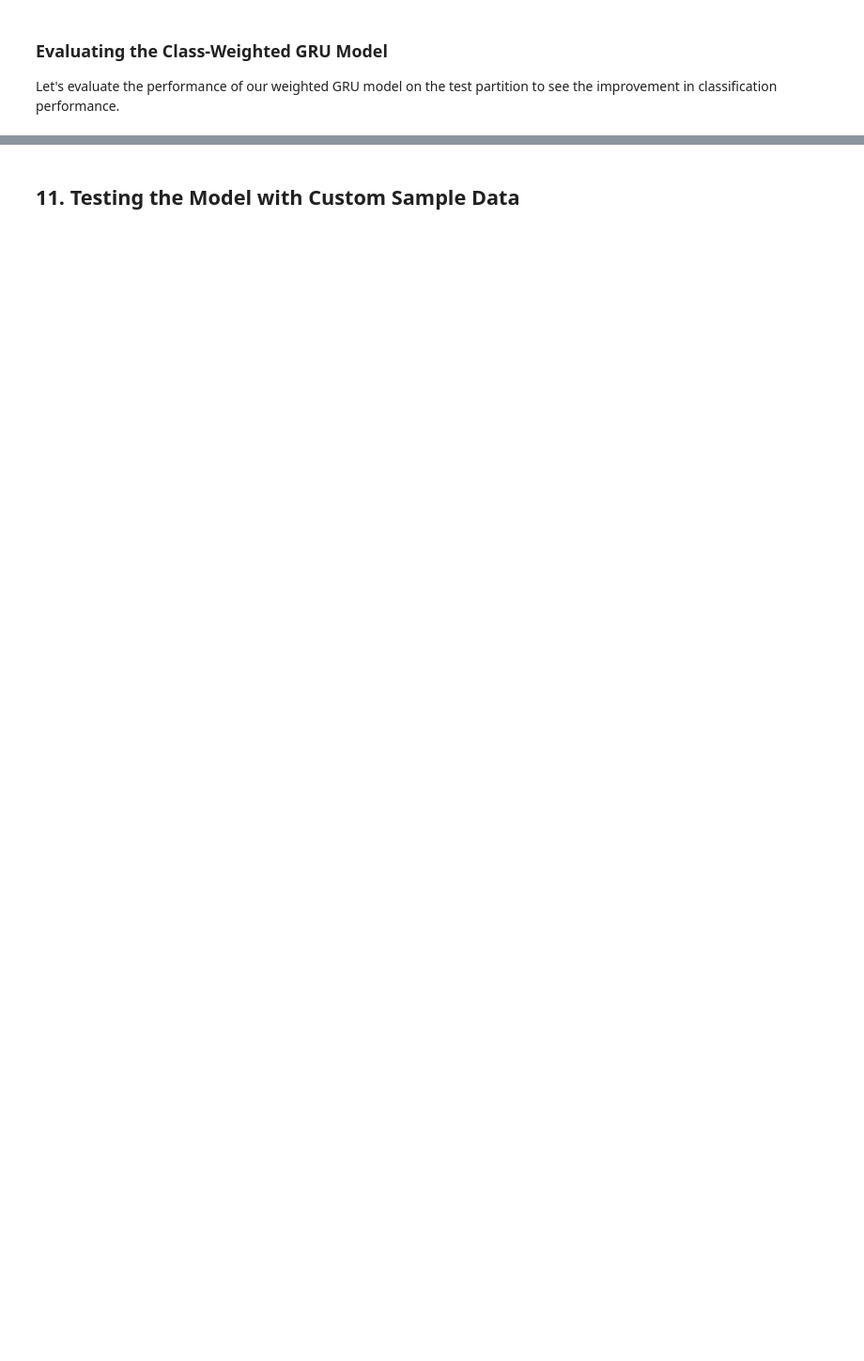
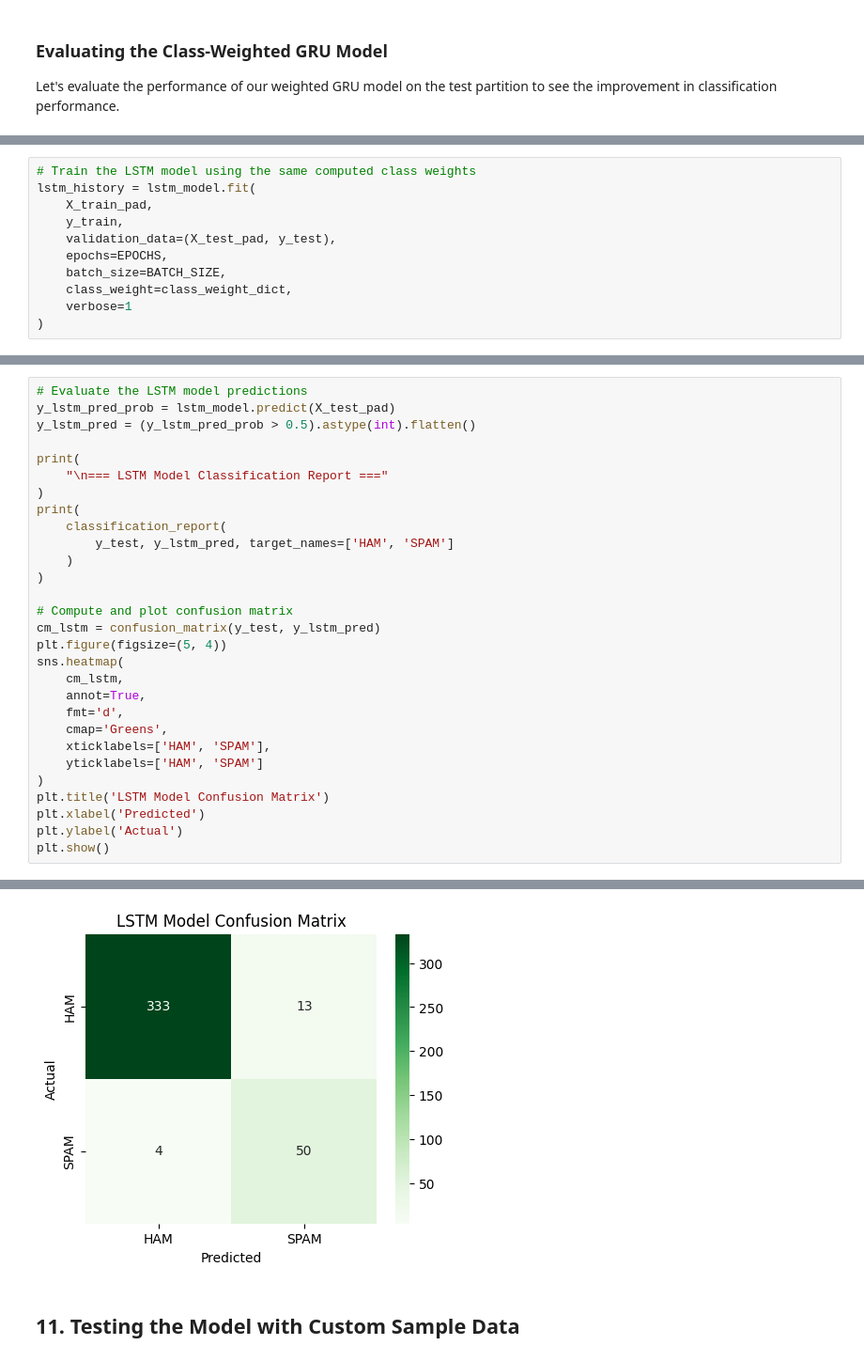
Before and after one commit to Abimanyu-07/sms_spam_detection, a Jupyter notebook: sms_spam_detection.ipynb, the cells around one changed output, grey strips where cells are left out. Shown at 94% size. Saved outputs shown, nothing was run; the diff lists cells and outputs as text; blank space fills up the shorter version.

Commit message:
Update the new model lstm

```diff
--- a/sms_spam_detection.ipynb
+++ b/sms_spam_detection.ipynb
@@ -480,0 +536,11 @@ plt.show()
+# %%
+# Train the LSTM model using the same computed class weights
+lstm_history = lstm_model.fit(
+    X_train_pad,
+    y_train,
+    validation_data=(X_test_pad, y_test),
+    epochs=EPOCHS,
+    batch_size=BATCH_SIZE,
+    class_weight=class_weight_dict,
+    verbose=1
+)
@@ -480,0 +568,30 @@ plt.show()
+# %%
+# Evaluate the LSTM model predictions
+y_lstm_pred_prob = lstm_model.predict(X_test_pad)
+y_lstm_pred = (y_lstm_pred_prob > 0.5).astype(int).flatten()
+
+print(
+    "\n=== LSTM Model Classification Report ==="
+)
+print(
+    classification_report(
+        y_test, y_lstm_pred, target_names=['HAM', 'SPAM']
+    )
+)
+
+# Compute and plot confusion matrix
+cm_lstm = confusion_matrix(y_test, y_lstm_pred)
+plt.figure(figsize=(5, 4))
+sns.heatmap(
+    cm_lstm,
+    annot=True,
+    fmt='d',
+    cmap='Greens',
+    xticklabels=['HAM', 'SPAM'],
+    yticklabels=['HAM', 'SPAM']
+)
+plt.title('LSTM Model Confusion Matrix')
+plt.xlabel('Predicted')
+plt.ylabel('Actual')
+plt.show()
+# %% [output]
@@ -481,3 +609,4 @@ plt.show()
+[figure, added]
 # %% [markdown]
 ## 11. Testing the Model with Custom Sample Data
 # %%
```
Also changed, not shown: parts of 14 cells of this notebook.
